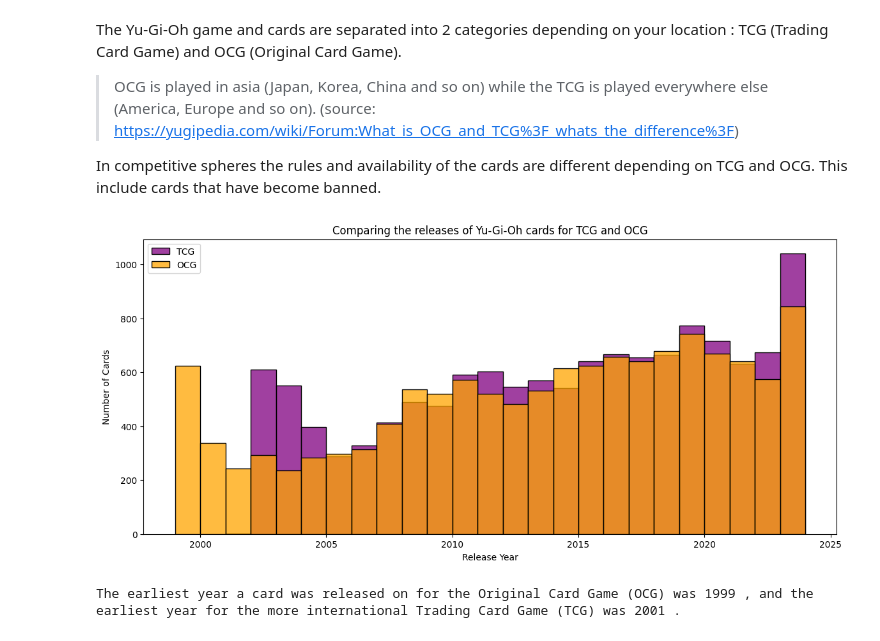
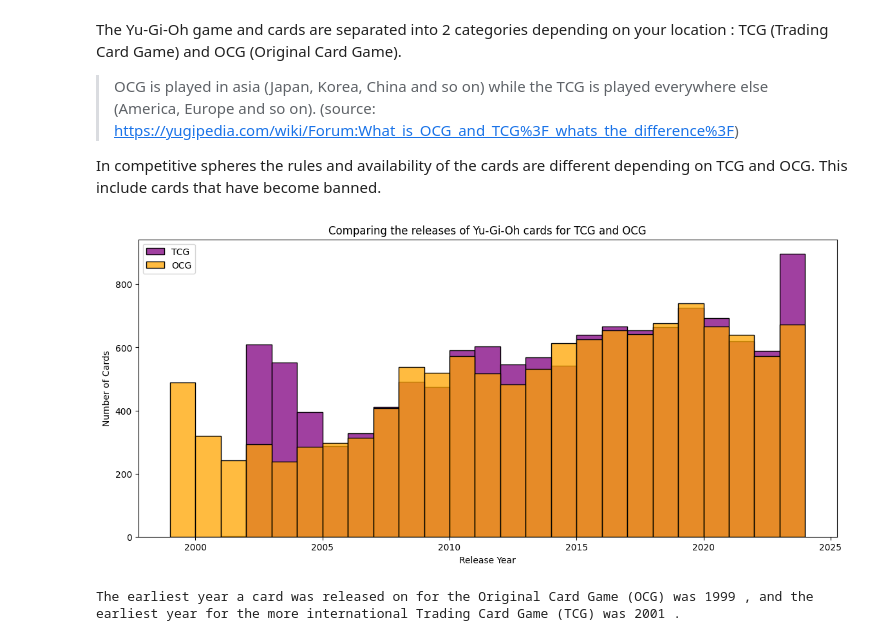
Before and after one commit to HanaeBonnafoux/yugioh, a Jupyter notebook: yu-gi-oh-s-evolution-through-the-cards.ipynb, the cells around one changed output. Drawn from its saved outputs; the diff is of its cells as text; code cells hidden in the pictures.

Commit message:
Kaggle Notebook | Yu-Gi-Oh's evolution through the cards | Version 13

```diff
--- a/yu-gi-oh-s-evolution-through-the-cards.ipynb
+++ b/yu-gi-oh-s-evolution-through-the-cards.ipynb
@@ -23,6 +23,9 @@ Setup Complete
 #Loading the data
 cards_filepath = "/kaggle/input/yugioh-cards/cards.csv"
 cards_data = pd.read_csv(cards_filepath)
+# %%
+# Replace inf and -inf with NaN explicitly
+cards_data = cards_data.replace([np.inf, -np.inf], np.nan)
 # %%
 #Looking for empty cells in each column
 missing_values_count = cards_data.isnull().sum()
@@ -87,7 +90,7 @@ print(cards_data['tcg_date'].head())
 Name: tcg_date, dtype: object
 # %%
 #Convert to the date format because the type of the column 'tcg_date' is object
-cards_data['tcg_date_parsed']= pd.to_datetime(cards_data['tcg_date'], format= "%Y-%m-%d")
+cards_data['tcg_date_parsed']= pd.to_datetime(cards_data['tcg_date'], format= "%Y-%m-%d", errors="coerce")
 cards_data['tcg_date_parsed'].head()
 # %% [output]
 0   2007-05-16
@@ -98,7 +101,7 @@ cards_data['tcg_date_parsed'].head()
 Name: tcg_date_parsed, dtype: datetime64[ns]
 # %%
 #Convert to the date format because the type of the column 'ocg_date' is object
-cards_data['ocg_date_parsed']= pd.to_datetime(cards_data['ocg_date'], format= "%Y-%m-%d")
+cards_data['ocg_date_parsed']= pd.to_datetime(cards_data['ocg_date'], format= "%Y-%m-%d",errors="coerce")
 cards_data['ocg_date_parsed'].head()
 # %% [output]
 0   2007-02-15
@@ -115,18 +118,22 @@ In competitive spheres the rules and availability of the cards are different dep
 # %%
 #Let's analyse the number of cards releases
 cards_data["tcg_year"] = cards_data["tcg_date_parsed"].dt.year
 cards_data["ocg_year"] = cards_data["ocg_date_parsed"].dt.year
 
+cards_data = cards_data.dropna(subset=["tcg_year", "ocg_year"])
+cards_data["tcg_year"] = cards_data["tcg_year"].astype(int)
+cards_data["ocg_year"] = cards_data["ocg_year"].astype(int)
+
 plt.figure(figsize=(14,6))
 plt.title("Comparing the releases of Yu-Gi-Oh cards for TCG and OCG")
-sns.histplot(cards_data["tcg_year"], color="purple", label="TCG", bins=range(int(cards_data["tcg_year"].min()), int(cards_data["tcg_year"].max()) + 1) )
-sns.histplot(cards_data["ocg_year"], color= "orange", label= "OCG", bins=range(int(cards_data["ocg_year"].min()), int(cards_data["ocg_year"].max()) + 1))
+sns.histplot(cards_data["tcg_year"], color="purple", label="TCG", bins=range(cards_data["tcg_year"].min(), cards_data["tcg_year"].max() + 1) )
+sns.histplot(cards_data["ocg_year"], color= "orange", label= "OCG", bins=range(cards_data["ocg_year"].min(), cards_data["ocg_year"].max() + 1))
 plt.xlabel("Release Year")
 plt.ylabel("Number of Cards")
 plt.legend()
 plt.show()
 # %% [output]
-[figure, old version]
+[figure, new version]
 # %%
 print("The earliest year a card was released on for the Original Card Game (OCG) was", int(cards_data["ocg_year"].min()),
       ", and the earliest year for the more international Trading Card Game (TCG) was",int(cards_data["tcg_year"].min()) ,"." )
```
Also changed, not shown: parts of 2 cells of this notebook.
